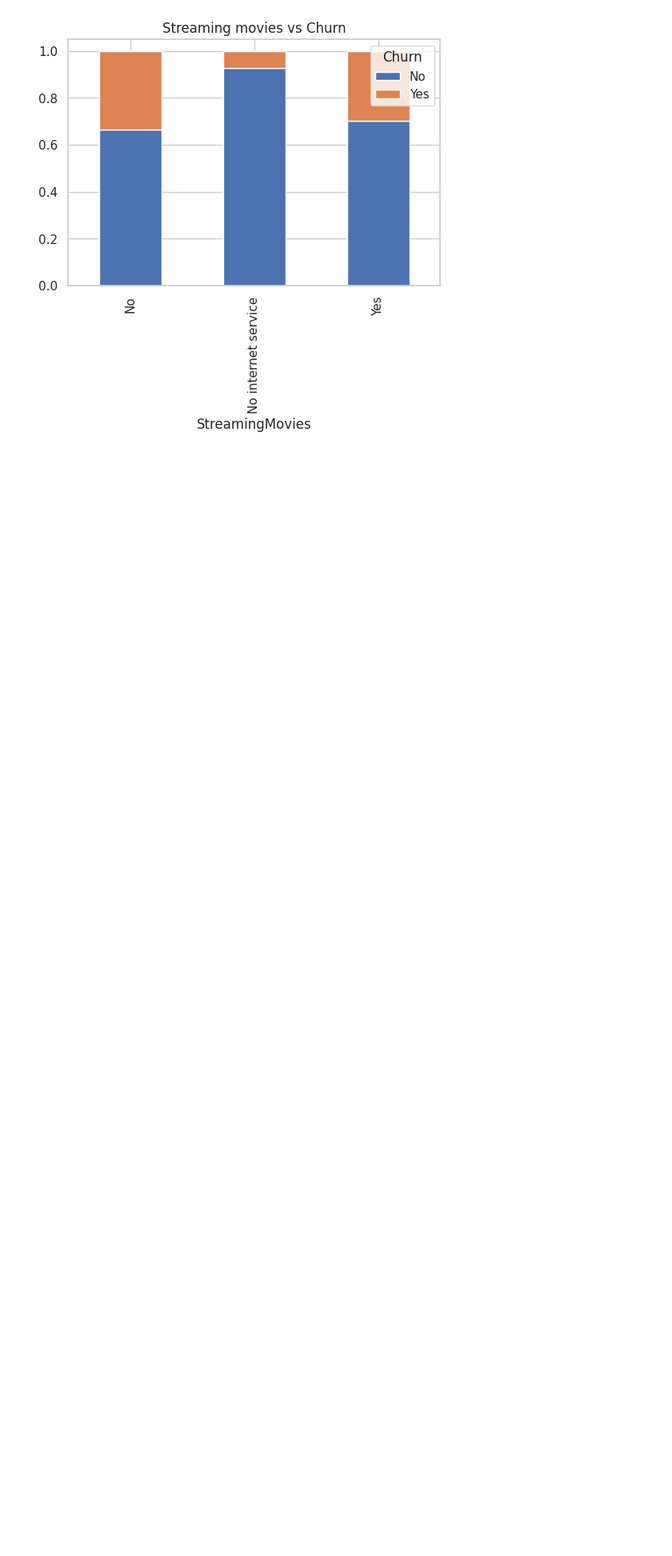
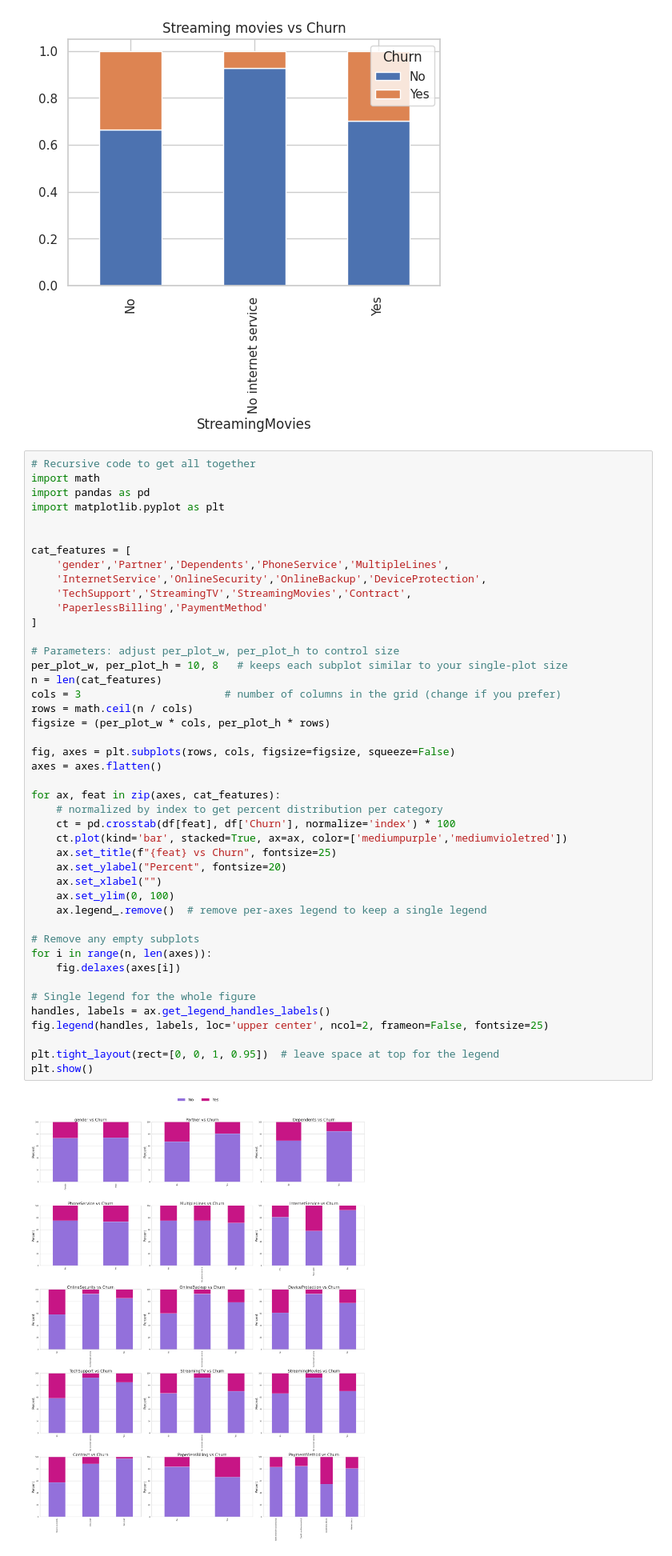
Before and after one commit to mithulya-s/churn_prediction, a Jupyter notebook: ML_Coursework.ipynb, the cells around one changed output. Shown at 80% size. Cells and saved outputs as stored; diff of their text form; blank space fills up the shorter version.

```diff
--- a/ML_Coursework.ipynb
+++ b/ML_Coursework.ipynb
@@ -517,6 +514,52 @@ plt.title("Streaming movies vs Churn")
 # %% [output]
 Text(0.5, 1.0, 'Streaming movies vs Churn')
 [figure]
+# %%
+# Recursive code to get all together
+import math
+import pandas as pd
+import matplotlib.pyplot as plt
+
+
+cat_features = [
+    'gender','Partner','Dependents','PhoneService','MultipleLines',
+    'InternetService','OnlineSecurity','OnlineBackup','DeviceProtection',
+    'TechSupport','StreamingTV','StreamingMovies','Contract',
+    'PaperlessBilling','PaymentMethod'
+]
+
+# Parameters: adjust per_plot_w, per_plot_h to control size
+per_plot_w, per_plot_h = 10, 8   # keeps each subplot similar to your single-plot size
+n = len(cat_features)
+cols = 3                       # number of columns in the grid (change if you prefer)
+rows = math.ceil(n / cols)
+figsize = (per_plot_w * cols, per_plot_h * rows)
+
+fig, axes = plt.subplots(rows, cols, figsize=figsize, squeeze=False)
+axes = axes.flatten()
+
+for ax, feat in zip(axes, cat_features):
+    # normalized by index to get percent distribution per category
+    ct = pd.crosstab(df[feat], df['Churn'], normalize='index') * 100
+    ct.plot(kind='bar', stacked=True, ax=ax, color=['mediumpurple','mediumvioletred'])
+    ax.set_title(f"{feat} vs Churn", fontsize=25)
+    ax.set_ylabel("Percent", fontsize=20)
+    ax.set_xlabel("")
+    ax.set_ylim(0, 100)
+    ax.legend_.remove()  # remove per-axes legend to keep a single legend
+
+# Remove any empty subplots
+for i in range(n, len(axes)):
+    fig.delaxes(axes[i])
+
+# Single legend for the whole figure
+handles, labels = ax.get_legend_handles_labels()
+fig.legend(handles, labels, loc='upper center', ncol=2, frameon=False, fontsize=25)
+
+plt.tight_layout(rect=[0, 0, 1, 0.95])  # leave space at top for the legend
+plt.show()
+# %% [output]
+[figure, added]
 # %%
 #getting the percentages by churn
 senior_pct = (
```
Also changed, not shown: parts of 46 cells of this notebook.
